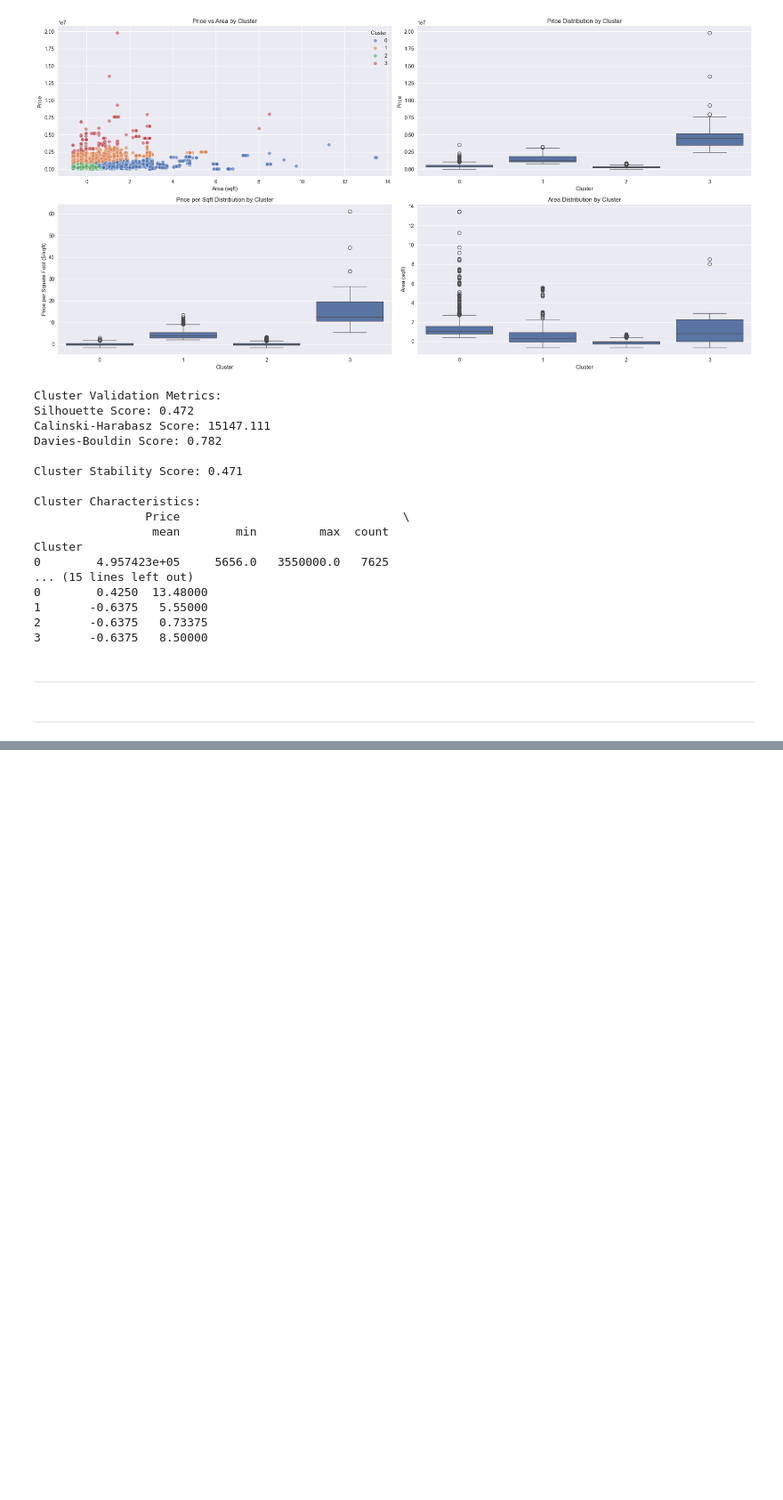
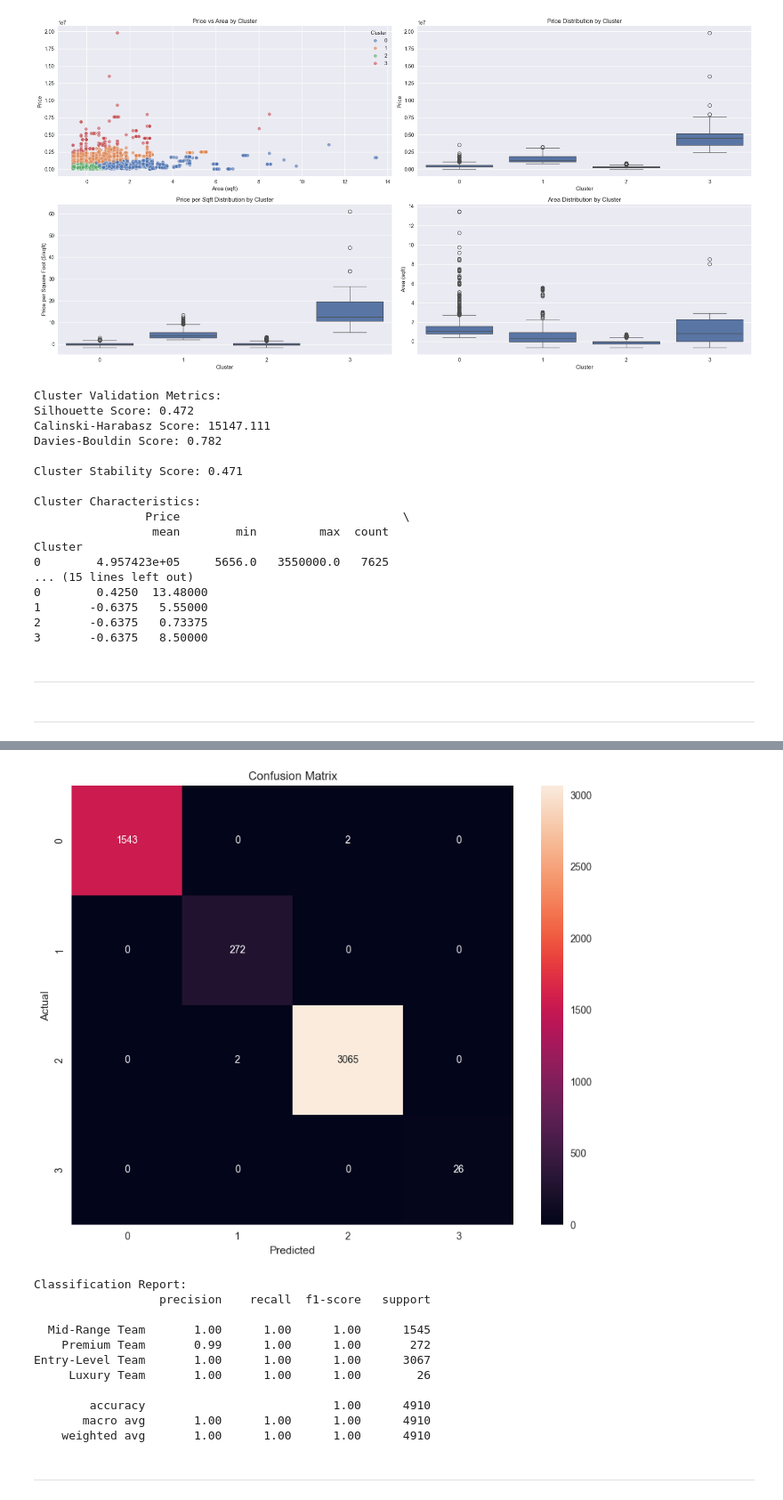
Before and after one commit to CSY2082-2425/assignment-1-ryantigi254, a Jupyter notebook: main_assginment.ipynb, the cells around one changed output, grey strips where cells are left out. Shown at 89% size. Drawn from its saved outputs; the diff is of its cells as text; code cells hidden in the pictures; blank space fills up the shorter version.

```diff
--- a/main_assginment.ipynb
+++ b/main_assginment.ipynb
@@ -2281,0 +2319,79 @@ Cluster
+# %%
+import numpy as np
+from sklearn.model_selection import train_test_split
+from sklearn.preprocessing import StandardScaler
+from sklearn.ensemble import RandomForestClassifier
+from sklearn.metrics import classification_report, confusion_matrix
+import seaborn as sns
+import matplotlib.pyplot as plt
+
+def create_team_classifier(X_train, kmeans_labels):
+    # Features for classification
+    features = ['Price', 'Price per Square Foot ($/sqft)', 'Area (sqft)']
+    X = X_train[features]
+
+    # Split the data
+    X_train, X_test, y_train, y_test = train_test_split(
+        X, kmeans_labels, test_size=0.2, random_state=42
+    )
+
+    # Scale features
+    scaler = StandardScaler()
+    X_train_scaled = scaler.fit_transform(X_train)
+    X_test_scaled = scaler.transform(X_test)
+
+    # Train Random Forest
+    clf = RandomForestClassifier(n_estimators=100, random_state=42)
+    clf.fit(X_train_scaled, y_train)
+
+    # Predict and evaluate
+    y_pred = clf.predict(X_test_scaled)
+
+    # Plot confusion matrix
+    plt.figure(figsize=(10, 8))
+    sns.heatmap(confusion_matrix(y_test, y_pred), annot=True, fmt='d')
+    plt.title('Confusion Matrix')
+    plt.xlabel('Predicted')
+    plt.ylabel('Actual')
+    plt.show()
+
+    # Print classification report
+    print("\nClassification Report:")
+    print(classification_report(y_test, y_pred, target_names=[
+        'Mid-Range Team',
+        'Premium Team',
+        'Entry-Level Team',
+        'Luxury Team'
+    ]))
+
+    return clf, scaler
+
+# Create and evaluate the classifier
+clf, scaler = create_team_classifier(X_train, kmeans.labels_)
+
+# Function to assign new houses to teams
+def assign_team(clf, scaler, new_house_data):
+    team_names = [
+        'Mid-Range Team',
+        'Premium Team',
+        'Entry-Level Team',
+        'Luxury Team'
+    ]
+    scaled_data = scaler.transform(new_house_data)
+    team_id = clf.predict(scaled_data)[0]
+    return team_names[team_id]
+# %% [output]
+[figure, added]
+Classification Report:
+                  precision    recall  f1-score   support
+
+  Mid-Range Team       1.00      1.00      1.00      1545
+    Premium Team       0.99      1.00      1.00       272
+Entry-Level Team       1.00      1.00      1.00      3067
+     Luxury Team       1.00      1.00      1.00        26
+
+        accuracy                           1.00      4910
+       macro avg       1.00      1.00      1.00      4910
+    weighted avg       1.00      1.00      1.00      4910
+# %% [markdown]
+-----------------------------------------------------------------------------
```
Also changed, not shown: parts of 3 cells of this notebook, 3 other files.
